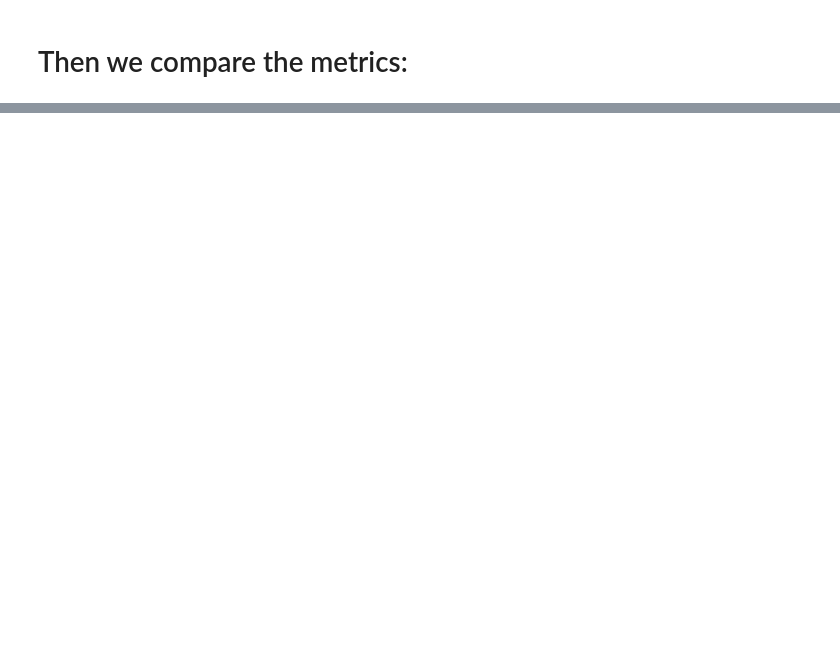
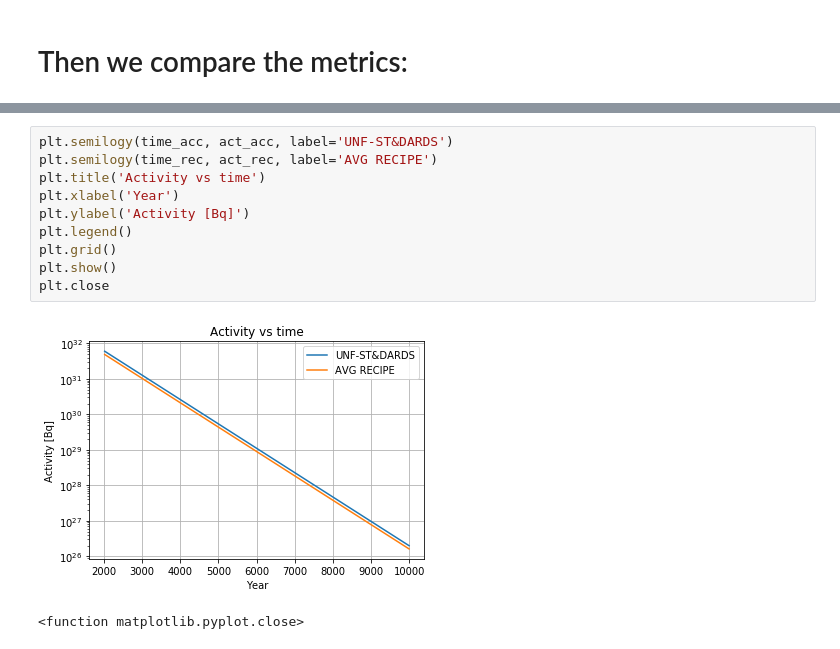
Before and after one commit to katyhuff/2018-bae-ornl, a Jupyter notebook: input/udb/udb-sensitivity.ipynb, the cells around one changed output, grey strips where cells are left out. Drawn from its saved outputs; the diff is of its cells as text; blank space fills up the shorter version.

```diff
--- a/input/udb/udb-sensitivity.ipynb
+++ b/input/udb/udb-sensitivity.ipynb
@@ -183,0 +419,13 @@ def decay_heat(assem_dict):
+# %%
+plt.semilogy(time_acc, act_acc, label='UNF-ST&DARDS')
+plt.semilogy(time_rec, act_rec, label='AVG RECIPE')
+plt.title('Activity vs time')
+plt.xlabel('Year')
+plt.ylabel('Activity [Bq]')
+plt.legend()
+plt.grid()
+plt.show()
+plt.close
+# %% [output]
+[figure, added]
+<function matplotlib.pyplot.close>
```
Also changed, not shown: parts of 30 cells of this notebook, 2 other files.
